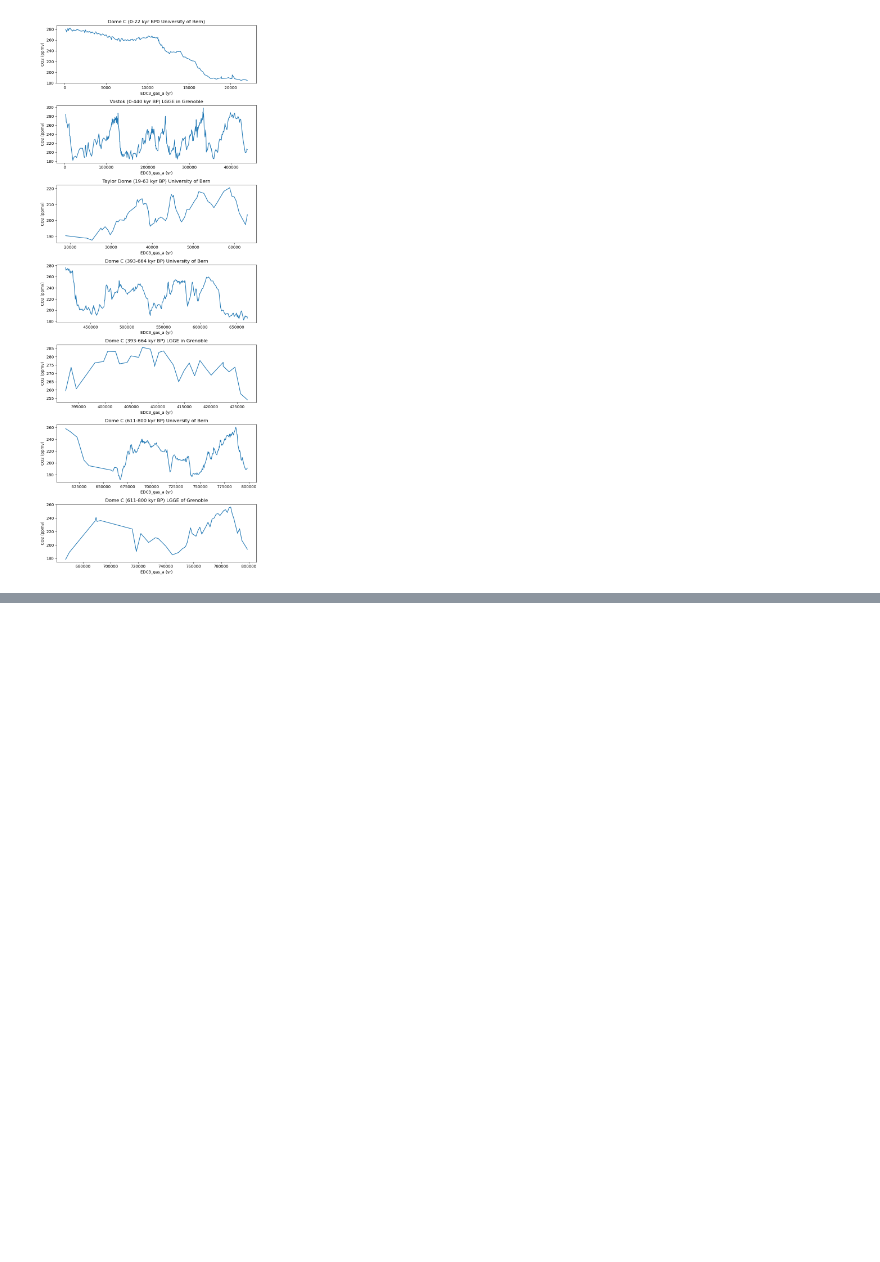
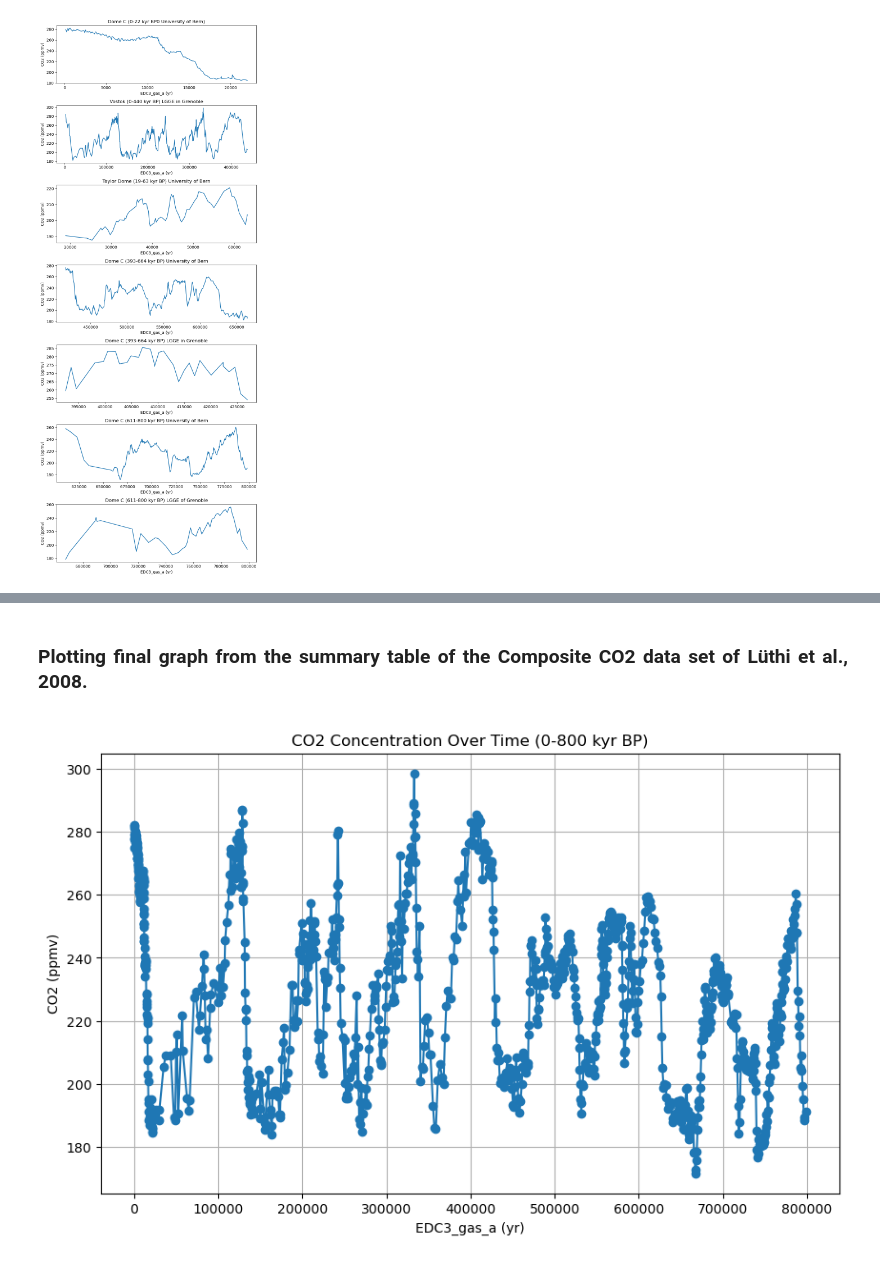
Before and after one commit to AndreaCignoni/PfDA-Project-2-An-Analysis-of-Paleo-Present-Climate-Data, a Jupyter notebook: An analysis of paleo-present climate data.ipynb, the cells around one changed output, grey strips where cells are left out. Drawn from its saved outputs; the diff is of its cells as text; code cells hidden in the pictures; blank space fills up the shorter version.

```diff
--- a/An analysis of paleo-present climate data.ipynb
+++ b/An analysis of paleo-present climate data.ipynb
@@ -397,0 +418,15 @@ plt.show()
+# %%
+# Creating a DataFrame for the summary table.
+excel_file_path = '/Users/andreacignoni/Desktop/Scrivania - Mac mini di Andrea/Repos/PfDA_Project2/data/41586_2008_BFnature06949_MOESM31_ESM-3.xls'
+sheet_name = '3.  Composite CO2'
+
+# Read the third worksheet and skip the first 6 rows (headers).
+df = pd.read_excel(excel_file_path, sheet_name=sheet_name, header=7)
+
+# Rename the columns.
+df.columns = ['EDC3_gas_a (yr)', 'CO2 (ppmv)']
+
+# Rename the DataFrame to match the table name.
+df.name = 'Composite CO2 record (0-800 kyr BP)'
+
+df
@@ -397,0 +447,21 @@ plt.show()
+# %% [markdown]
+<div align="justify">
+
+### Plotting final graph from the summary table of the Composite CO2 data set of Lüthi et al., 2008.
+
+</div>
+# %%
+# Plotting the linear graph.
+plt.figure(figsize=(10, 6))
+plt.plot(df['EDC3_gas_a (yr)'], df['CO2 (ppmv)'], marker='o', linestyle='-')
+
+# Adding labels and title.
+plt.xlabel('EDC3_gas_a (yr)')
+plt.ylabel('CO2 (ppmv)')
+plt.title('CO2 Concentration Over Time (0-800 kyr BP)')
+
+# Show the plot.
+plt.grid(True)
+plt.show()
+# %% [output]
+[figure, added]
```
Also changed, not shown: parts of 16 cells of this notebook, 6 other files.
